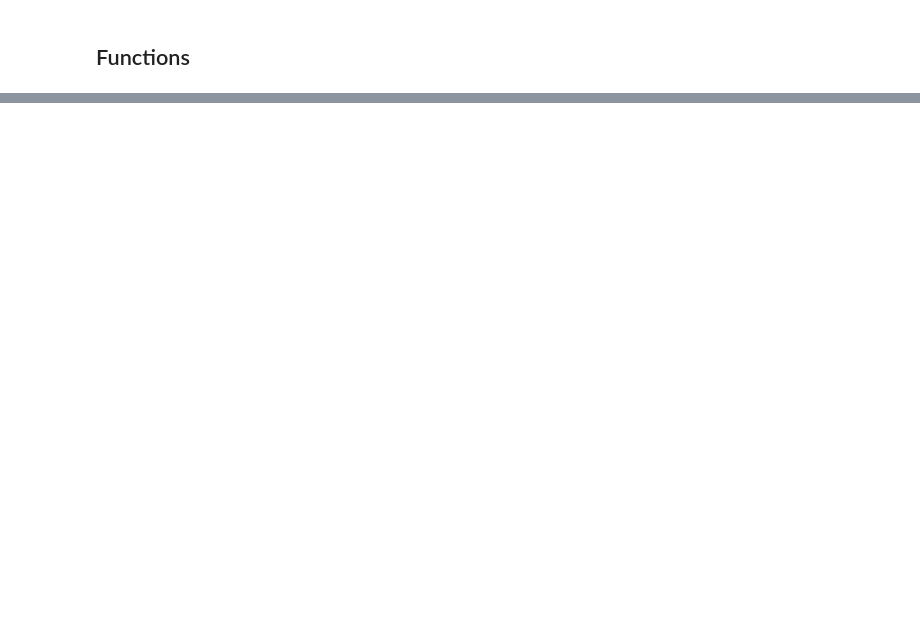
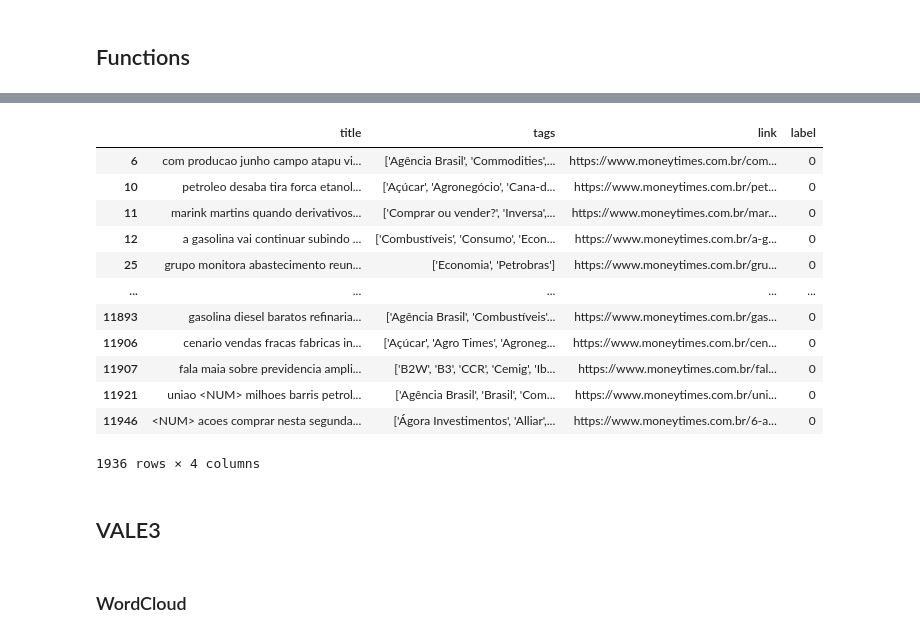
Before and after one commit to guico3lho/TCC_tags, a Jupyter notebook: pipeline/eda.ipynb, the cells around one changed output, grey strips where cells are left out. Cells and saved outputs as stored; diff of their text form; code cells hidden in the pictures; blank space fills up the shorter version.

```diff
--- a/pipeline/eda.ipynb
+++ b/pipeline/eda.ipynb
@@ -37,3 +72,23 @@ plt.show()
+# %%
+petr4.loc[(petr4['title'].str.contains('petrobras') == False) & (petr4['title'].str.contains('petr4') == False)]
+# %% [output]
+|  | title | tags | link | label |
+| 6 | com producao junho campo atapu vi... | ['Agência Brasil', 'Commodities',... | https://www.moneytimes.com.br/com... | 0 |
+| 10 | petroleo desaba tira forca etanol... | ['Açúcar', 'Agronegócio', 'Cana-d... | https://www.moneytimes.com.br/pet... | 0 |
+| 11 | marink martins quando derivativos... | ['Comprar ou vender?', 'Inversa',... | https://www.moneytimes.com.br/mar... | 0 |
+| 12 | a gasolina vai continuar subindo ... | ['Combustíveis', 'Consumo', 'Econ... | https://www.moneytimes.com.br/a-g... | 0 |
+| 25 | grupo monitora abastecimento reun... | ['Economia', 'Petrobras'] | https://www.moneytimes.com.br/gru... | 0 |
+| ... | ... | ... | ... | ... |
+| 11893 | gasolina diesel baratos refinaria... | ['Agência Brasil', 'Combustíveis'... | https://www.moneytimes.com.br/gas... | 0 |
+| 11906 | cenario vendas fracas fabricas in... | ['Açúcar', 'Agro Times', 'Agroneg... | https://www.moneytimes.com.br/cen... | 0 |
+| 11907 | fala maia sobre previdencia ampli... | ['B2W', 'B3', 'CCR', 'Cemig', 'Ib... | https://www.moneytimes.com.br/fal... | 0 |
+| 11921 | uniao <NUM> milhoes barris petrol... | ['Agência Brasil', 'Brasil', 'Com... | https://www.moneytimes.com.br/uni... | 0 |
+| 11946 | <NUM> acoes comprar nesta segunda... | ['Ágora Investimentos', 'Alliar',... | https://www.moneytimes.com.br/6-a... | 0 |
+1936 rows × 4 columns
+# %% [markdown]
+## VALE3
+# %% [markdown]
+### WordCloud
 # %%
 wordcloud_vale3 = WordCloud(collocations=False, stopwords=stopwords, background_color='white', width=1600, height=800).generate(summary_vale3)
 plt.figure(figsize=(10, 6))
```
Also changed, not shown: parts of 18 cells of this notebook, 43 other files.
